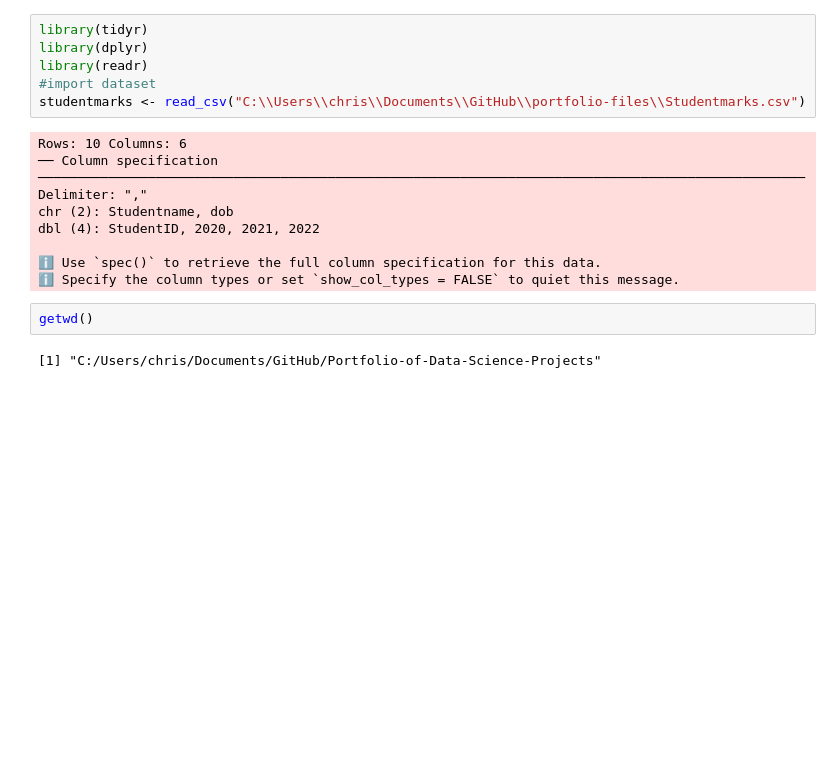
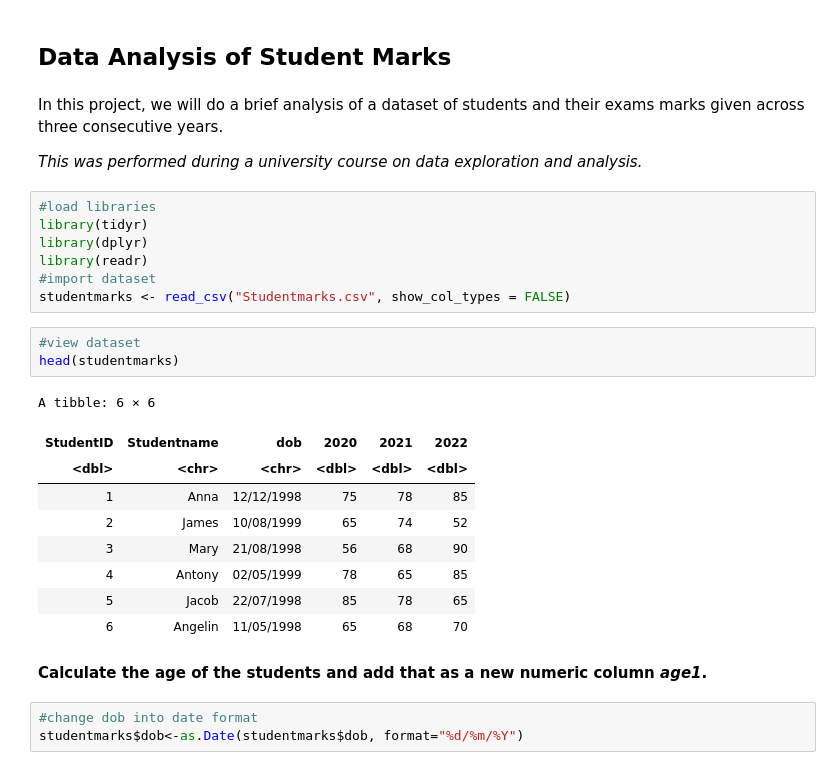
Before and after one commit to chris-tina-w/Portfolio-of-Data-Science-Projects, a Jupyter notebook: Data Analysis of Student Marks.ipynb, the cells around one changed output. Saved outputs shown, nothing was run; the diff lists cells and outputs as text; blank space fills up the shorter version.

Commit message:
updates to student marks analysis

```diff
--- a/Data Analysis of Student Marks.ipynb
+++ b/Data Analysis of Student Marks.ipynb
@@ -1,19 +1,31 @@
+# %% [markdown]
+## Data Analysis of Student Marks
+# %% [markdown]
+In this project, we will do a brief analysis of a dataset of students and their exams marks given across three consecutive years.
+
+*This was performed during a university course on data exploration and analysis.*
 # %%
+#load libraries
 library(tidyr)
 library(dplyr)
 library(readr)
 #import dataset
-studentmarks <- read_csv("C:\\Users\\chris\\Documents\\GitHub\\portfolio-files\\Studentmarks.csv")
+studentmarks <- read_csv("Studentmarks.csv", show_col_types = FALSE)
-# %% [output]
-Rows: 10 Columns: 6
-── Column specification ──────────────────────────────────────────────────────────────────────────────────────────────────
-Delimiter: ","
-chr (2): Studentname, dob
-dbl (4): StudentID, 2020, 2021, 2022
-
-ℹ Use `spec()` to retrieve the full column specification for this data.
-ℹ Specify the column types or set `show_col_types = FALSE` to quiet this message.
-# %%
-getwd()
-# %% [output]
-[1] "C:/Users/chris/Documents/GitHub/Portfolio-of-Data-Science-Projects"
+# %%
+#view dataset
+head(studentmarks)
+# %% [output]
+A tibble: 6 × 6
+| StudentID | Studentname | dob | 2020 | 2021 | 2022 |
+| <dbl> | <chr> | <chr> | <dbl> | <dbl> | <dbl> |
+| 1 | Anna | 12/12/1998 | 75 | 78 | 85 |
+| 2 | James | 10/08/1999 | 65 | 74 | 52 |
+| 3 | Mary | 21/08/1998 | 56 | 68 | 90 |
+| 4 | Antony | 02/05/1999 | 78 | 65 | 85 |
+| 5 | Jacob | 22/07/1998 | 85 | 78 | 65 |
+| 6 | Angelin | 11/05/1998 | 65 | 68 | 70 |
+# %% [markdown]
+**Calculate the age of the students and add that as a new numeric column _age1_.**
+# %%
+#change dob into date format
+studentmarks$dob<-as.Date(studentmarks$dob, format="%d/%m/%Y")
```
Also changed, not shown: parts of 10 cells of this notebook.
